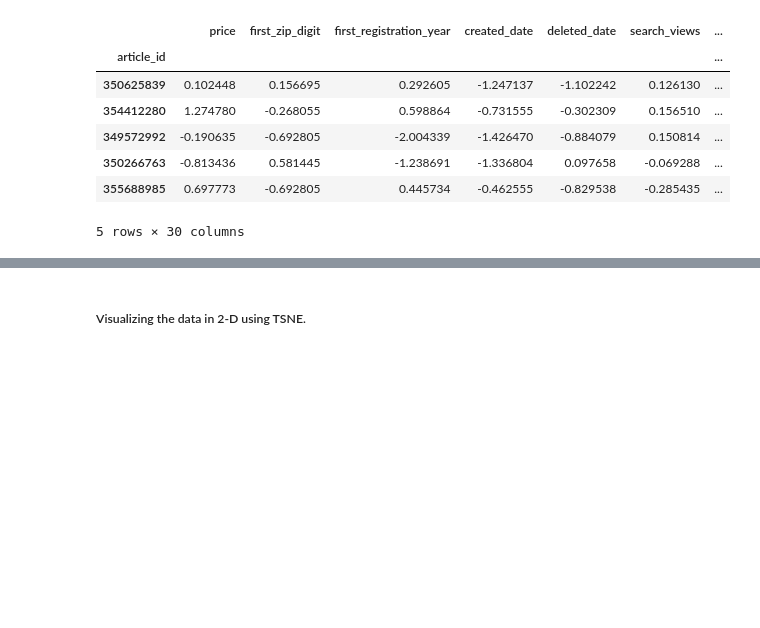
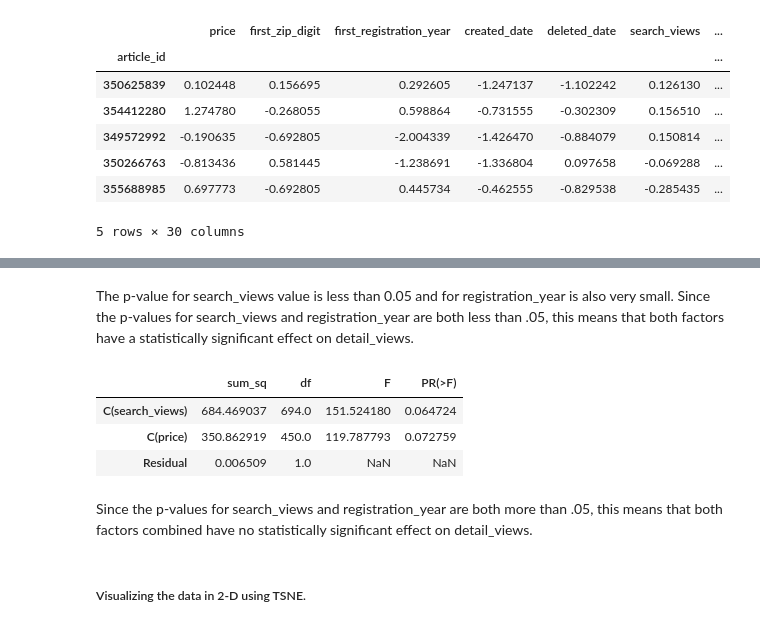
Before and after one commit to runformoney/AS24-Assignment, a Jupyter notebook: Analysis & Modelling.ipynb, the cells around one changed output, grey strips where cells are left out. Cells and saved outputs as stored; diff of their text form; code cells hidden in the pictures; blank space fills up the shorter version.

```diff
--- a/Analysis & Modelling.ipynb
+++ b/Analysis & Modelling.ipynb
@@ -589,3 +611,17 @@ data_classification.head()
+# %% [markdown]
+The p-value for search_views value is less than 0.05 and for registration_year is also very small.
+Since the p-values for search_views and registration_year are both less than .05, this means that both factors have a statistically significant effect on detail_views.
+# %%
+model = ols('detail_views ~ C(search_views) + C(price)',
+            data=data_classification.sample(frac=0.01)).fit()
+sm.stats.anova_lm(model, typ=2)
+# %% [output]
+|  | sum_sq | df | F | PR(>F) |
+| C(search_views) | 684.469037 | 694.0 | 151.524180 | 0.064724 |
+| C(price) | 350.862919 | 450.0 | 119.787793 | 0.072759 |
+| Residual | 0.006509 | 1.0 | NaN | NaN |
+# %% [markdown]
+Since the p-values for search_views and registration_year are both more than .05, this means that both factors combined have no  statistically significant effect on detail_views.
 # %% [markdown]
 <h5>Visualizing the data in 2-D using TSNE.
 # %%
```
Also changed, not shown: parts of 10 cells of this notebook.
